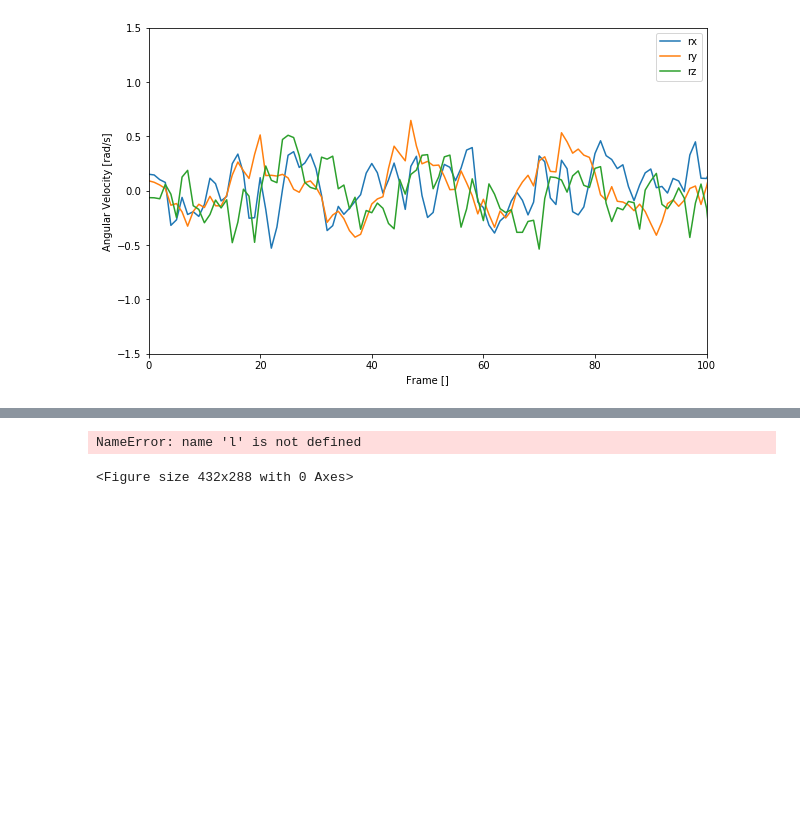
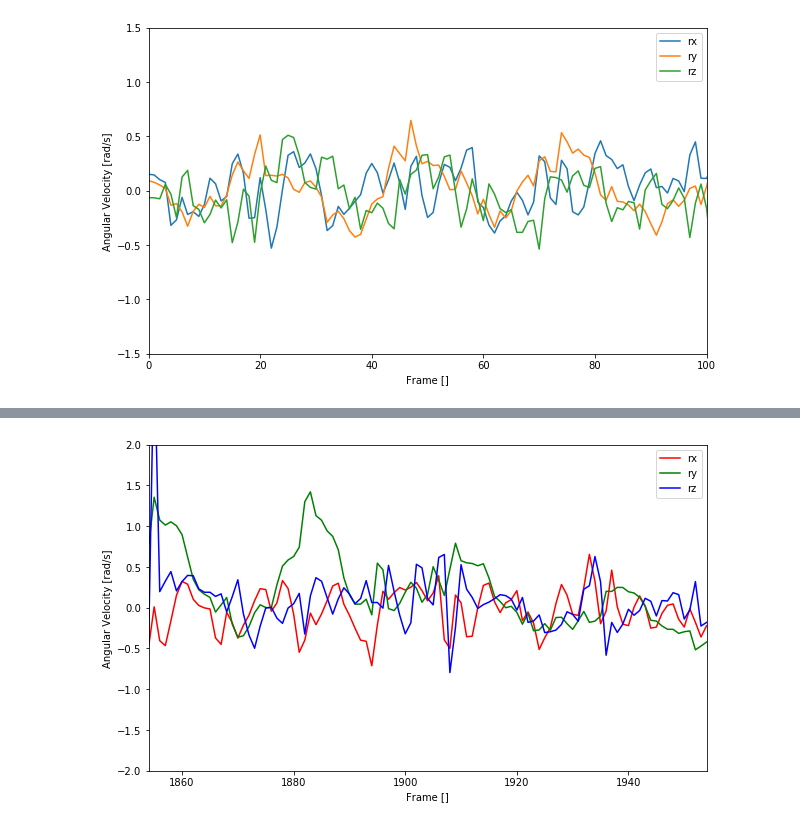
Before and after one commit to yossato/virtualGimbal, a Jupyter notebook: post_processing_software/jupyter/visualize_log.ipynb, the cells around one changed output, grey strips where cells are left out. Drawn from its saved outputs; the diff is of its cells as text; code cells hidden in the pictures; blank space fills up the shorter version.

```diff
--- a/post_processing_software/jupyter/visualize_log.ipynb
+++ b/post_processing_software/jupyter/visualize_log.ipynb
@@ -82,20 +87,5 @@ plt.show()
-# %%
-plt.clf()
-
-frame = [float(r[l[0].index('Frame')]) for r in l[1:]] # Extract frame
-coeff = [float(r[l[0].index('Filter coefficients')]) for r in l[1:]] # Extract Filter coefficients
-
-plt.figure(figsize=(10,6))
-
-plt.plot(frame, coeff, label='Filter coefficients')
-plt.legend()
-
-#ラベルを追加
-plt.xlabel('Frame []')
-plt.ylabel('Filter coefficients []')
-# plt.ylim(-1.5,1.5)
-# plt.xlim(0,500)
-plt.show()
-# %% [output]
-NameError: name 'l' is not defined
-<Figure size 432x288 with 0 Axes>
+# %%
+tc, rxc, ryc, rzc = openCSV('../build/latest_estimated_angular_velocity.csv')
+plotAngularVelocityCSV(tc,rxc,ryc,rzc,xlim=[max(t)-100,max(t)],ylim=[-2,2])
+# %% [output]
+[figure, added]
```
Also changed, not shown: parts of 4 cells of this notebook.
